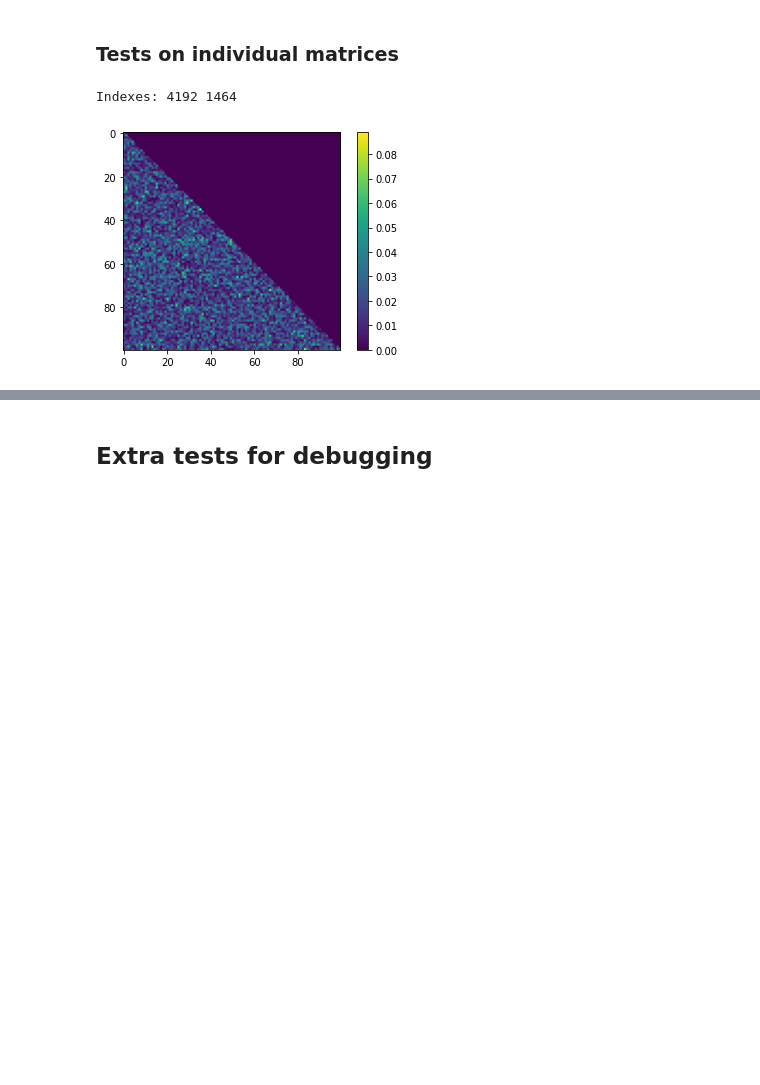
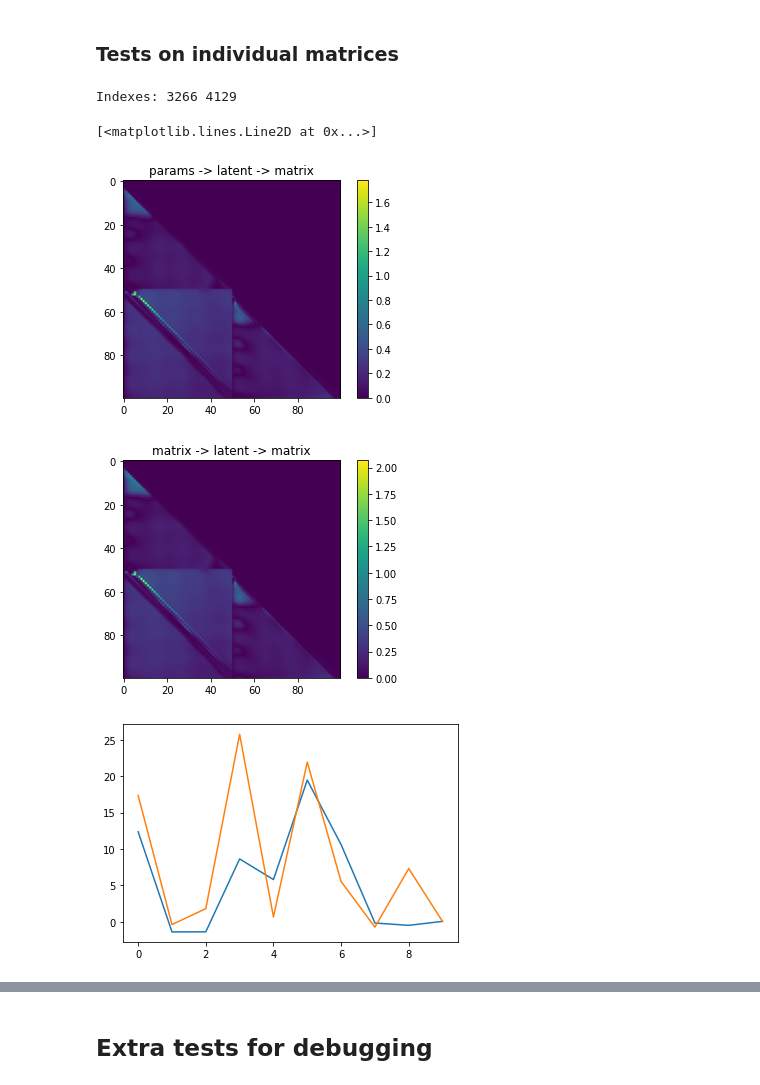
Before and after one commit to jadamo/CovNet, a Jupyter notebook: notebooks/Test-Network.ipynb, the cells around one changed output, grey strips where cells are left out. Drawn from its saved outputs; the diff is of its cells as text; code cells hidden in the pictures; blank space fills up the shorter version.

Commit message:
switched data vector

```diff
--- a/notebooks/Test-Network.ipynb
+++ b/notebooks/Test-Network.ipynb
@@ -66,13 +67,13 @@ net_2 = CovNet.Network_Features(6, 10).to(CovNet.try_gpu())
 net.load_state_dict(torch.load(net_dir+'network-VAE.params'))
 encoder.load_state_dict(net.Encoder.state_dict())
 decoder.load_state_dict(net.Decoder.state_dict())
-net_2.load_state_dict(torch.load(net_dir+'network-features.params'))
+net_2.load_state_dict(torch.load(net_dir+'network-latent.params'))
 # %% [output]
 <All keys matched successfully>
 # %%
 # load the test set
 t1 = time.time()
-test_data = CovNet.MatrixDataset(training_dir, N_test, int(N*0.9), train_log, train_correlation, train_cholesky)
+test_data = CovNet.MatrixDataset(training_dir, N_test, int(N*0.9), train_log, train_gaussian, train_cholesky)
 test_loader = torch.utils.data.DataLoader(test_data, batch_size=1, shuffle=True)
 t2 = time.time()
 print("Done loading in data, took {:0.2f} s".format(t2 - t1))
@@ -121,8 +122,8 @@ non_definete = []; avg_bad = 0
 for i in tqdm(range(N_test)):
     params = test_data[i][0]; C_actual = test_data[i][1]
     features = net_2(params); C_predict = decoder(features.view(1,10))
-    #C_NG_actual = CovNet.symmetric_exp(C_NG_actual)
-    #C_NG_predict = CovNet.symmetric_exp(C_NG_predict)
+    #C_actual = CovNet.symmetric_exp(C_actual)
+    #C_predict = CovNet.symmetric_exp(C_predict)
 
     with io.capture_output() as captured:
         model_vector, C_G = gaussian_covariance(params.detach().numpy(), i, int(N*0.9))
@@ -133,10 +134,13 @@ for i in tqdm(range(N_test)):
         P_actual = np.linalg.inv(C_actual)
         P_predict = np.linalg.inv(C_predict)
     else:
-        L_actual = C_actual.view(100,100).detach().numpy()
-        L_predict = C_predict.view(100,100).detach().numpy()
-        P_actual = np.matmul(L_actual, L_actual.T)
-        P_predict = np.matmul(L_predict, L_predict.T)
+        L_actual = CovNet.symmetric_exp(C_actual).view(100,100).detach().numpy()
+        L_predict = CovNet.symmetric_exp(C_predict).view(100,100).detach().numpy()
+
+        C_actual = np.matmul(L_actual, L_actual.T)
+        C_predict = np.matmul(L_predict, L_predict.T)
+        P_actual = np.linalg.inv(C_actual)
+        P_predict = np.linalg.inv(C_predict)
 
     eigen, v = np.linalg.eig(P_actual)
     if np.all(eigen >= 0.) == False:
@@ -248,9 +254,9 @@ for i in tqdm(range(N_test)):
     params = test_data[i][0]; C_actual = test_data[i][1].view(100,100)
     C_predict = decoder(net_2(params).view(1,10)).view(100, 100)
 
-    if train_cholesky == False:
-        C_predict = CovNet.symmetric_exp(C_predict).detach().numpy()
-    else: C_predict = C_predict.detach().numpy()
+    # if train_cholesky == False:
+    #     C_predict = CovNet.symmetric_exp(C_predict).detach().numpy()
+    C_predict = C_predict.detach().numpy()
     C_actual = C_actual.detach().numpy()
 
     data_predict[i] = C_predict.flatten()
@@ -355,19 +362,35 @@ cbar.set_label("3rd feature")
 # %%
 # Let's first confirm that seperate parameter imputs give different outputs
 # if the resulting plot is all zeros, that may suggest posterior collapse of the network
 idx1 = np.random.randint(0, N_test); idx2 = np.random.randint(0, N_test)
 params1 = test_data[idx1][0]; params2 = test_data[idx2][0]
 cov_actual1 = test_data[idx1][1]; cov_actual2 = test_data[idx2][1]
 
+cov_reconstruct1, mu, var = net(cov_actual1.view(1,100,100))
+cov_reconstruct2, mu, var = net(cov_actual2.view(1,100,100))
+
 features = net_2(params1); cov_predict1 = decoder(features.view(1,10)).view(100, 100).to("cpu").detach()
-features = net_2(params2); cov_predict2 = decoder(features.view(1,10)).view(100, 100).to("cpu").detach()
+features_2 = net_2(params2); cov_predict2 = decoder(features_2.view(1,10)).view(100, 100).to("cpu").detach()
 
 # If this plot has mostly 0's everywhere than the network isn't distiguishing between cosmologies!
 print("Indexes:", idx1, idx2)
+plt.title("params -> latent -> matrix")
 plt.imshow(abs(cov_predict1 - cov_predict2))
 cbar = plt.colorbar()
+
+plt.figure()
+plt.title("matrix -> latent -> matrix")
+plt.imshow(abs(cov_reconstruct1 - cov_reconstruct2).view(100,100).detach().numpy())
+cbar = plt.colorbar()
+
+plt.figure()
+plt.plot(range(10), features.view(10).detach().numpy())
+plt.plot(range(10), features_2.view(10).detach().numpy())
 # %% [output]
-Indexes: 4192 1464
+Indexes: 3266 4129
+[<matplotlib.lines.Line2D at 0x...>]
-[figure, old version]
+[figure, new version]
+[figure, added]
+[figure, added]
 # %%
 # Let's do some more detailed analysis on a random matrix from the test set
```
Also changed, not shown: parts of 25 cells of this notebook, 10 other files.
